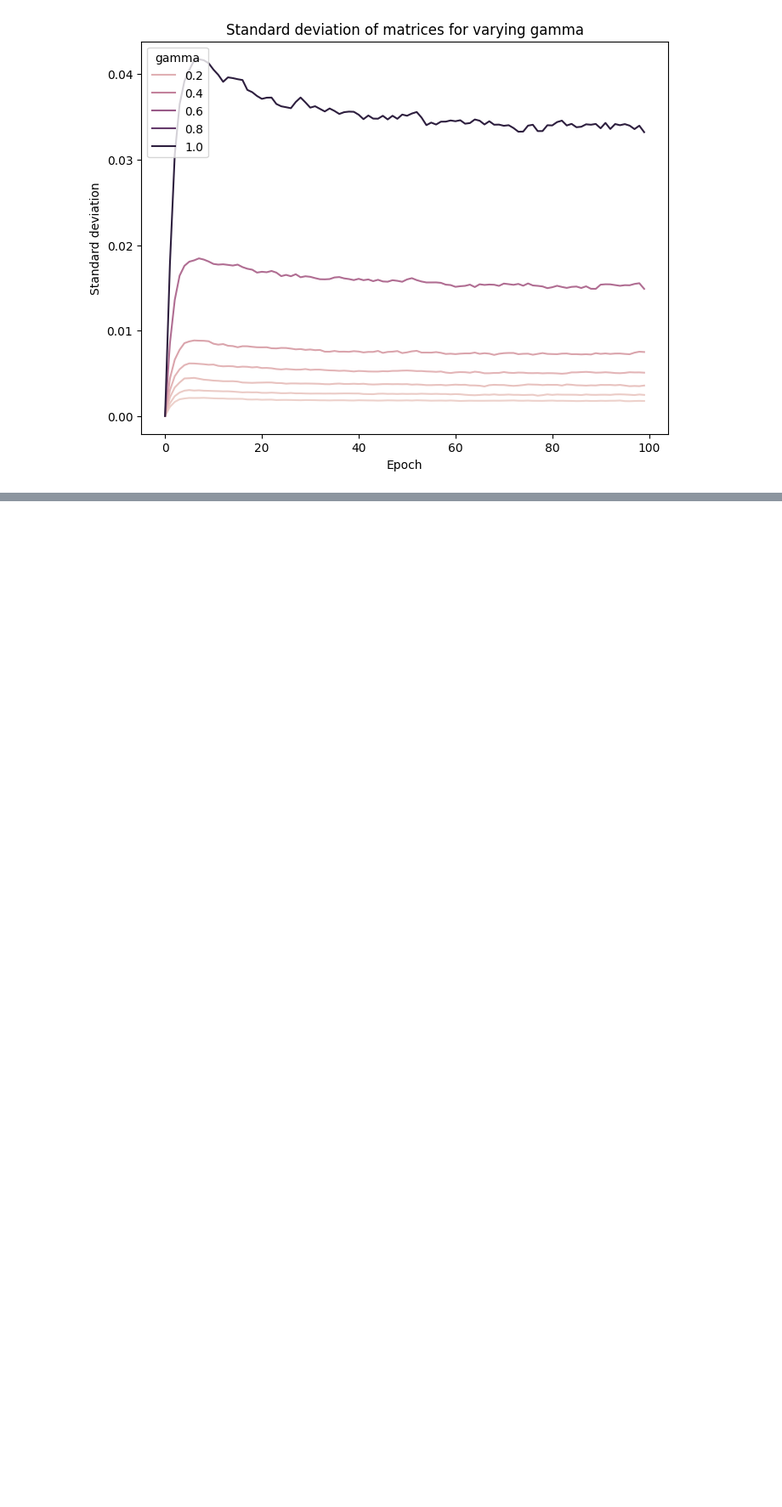
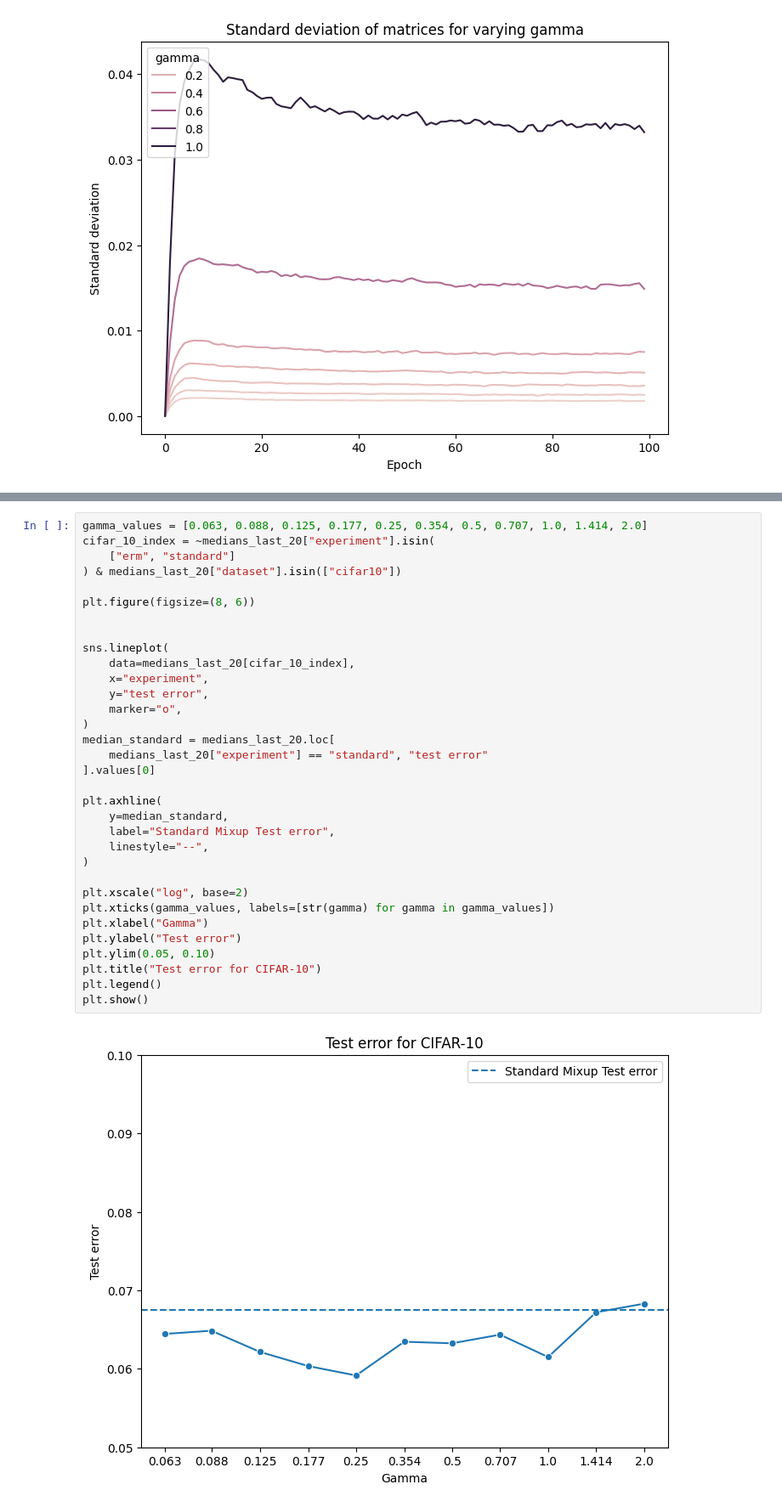
Before and after one commit to Maruf001/78-final-project, a Jupyter notebook: analysis.ipynb, the cells around one changed output, grey strips where cells are left out. Shown at 85% size. Cells and saved outputs as stored; diff of their text form; blank space fills up the shorter version.

```diff
--- a/analysis.ipynb
+++ b/analysis.ipynb
@@ -310,0 +357,35 @@ plt.show()
+# %%
+gamma_values = [0.063, 0.088, 0.125, 0.177, 0.25, 0.354, 0.5, 0.707, 1.0, 1.414, 2.0]
+cifar_10_index = ~medians_last_20["experiment"].isin(
+    ["erm", "standard"]
+) & medians_last_20["dataset"].isin(["cifar10"])
+
+plt.figure(figsize=(8, 6))
+
+
+sns.lineplot(
+    data=medians_last_20[cifar_10_index],
+    x="experiment",
+    y="test error",
+    marker="o",
+)
+median_standard = medians_last_20.loc[
+    medians_last_20["experiment"] == "standard", "test error"
+].values[0]
+
+plt.axhline(
+    y=median_standard,
+    label="Standard Mixup Test error",
+    linestyle="--",
+)
+
+plt.xscale("log", base=2)
+plt.xticks(gamma_values, labels=[str(gamma) for gamma in gamma_values])
+plt.xlabel("Gamma")
+plt.ylabel("Test error")
+plt.ylim(0.05, 0.10)
+plt.title("Test error for CIFAR-10")
+plt.legend()
+plt.show()
+# %% [output]
+[figure, added]
```
Also changed, not shown: parts of 14 cells of this notebook, 4 other files.
